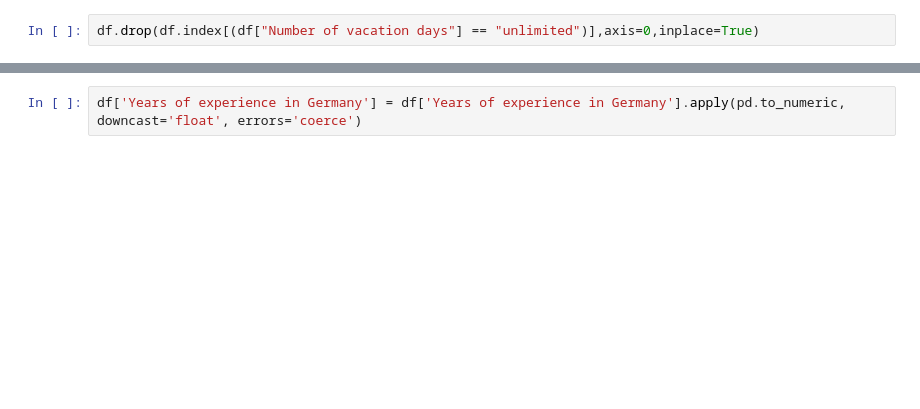
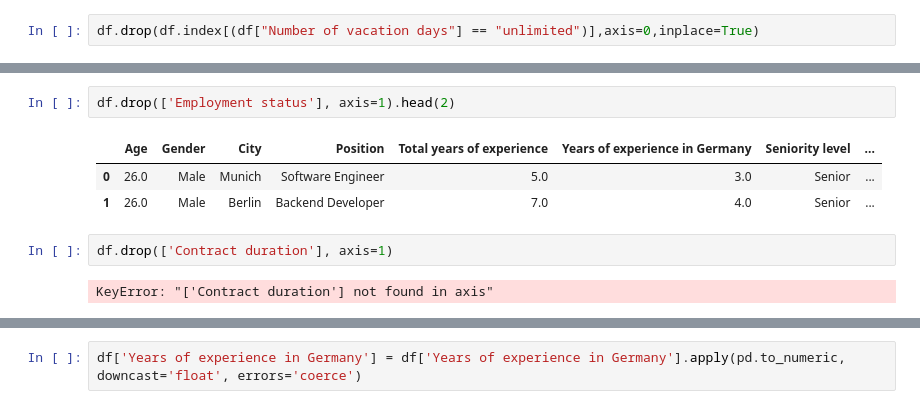
Before and after one commit to SidhST12/ItML_Asn_2_Students, a Jupyter notebook: assignment_2_start.ipynb, the cells around one changed output, grey strips where cells are left out. Cells and saved outputs as stored; diff of their text form; blank space fills up the shorter version.

```diff
--- a/assignment_2_start.ipynb
+++ b/assignment_2_start.ipynb
@@ -217,0 +217,10 @@ df['Total years of experience'] = df['Total years of experience'].apply(pd.to_nu
+# %%
+df.drop(['Employment status'], axis=1).head(2)
+# %% [output]
+|  | Age | Gender | City | Position | Total years of experience | Years of experience in Germany | Seniority level | ... |
+| 0 | 26.0 | Male | Munich | Software Engineer | 5.0 | 3.0 | Senior | ... |
+| 1 | 26.0 | Male | Berlin | Backend Developer | 7.0 | 4.0 | Senior | ... |
+# %%
+df.drop(['Contract duration'], axis=1)
+# %% [output]
+KeyError: "['Сontract duration'] not found in axis"
```
Also changed, not shown: parts of 44 cells of this notebook.
